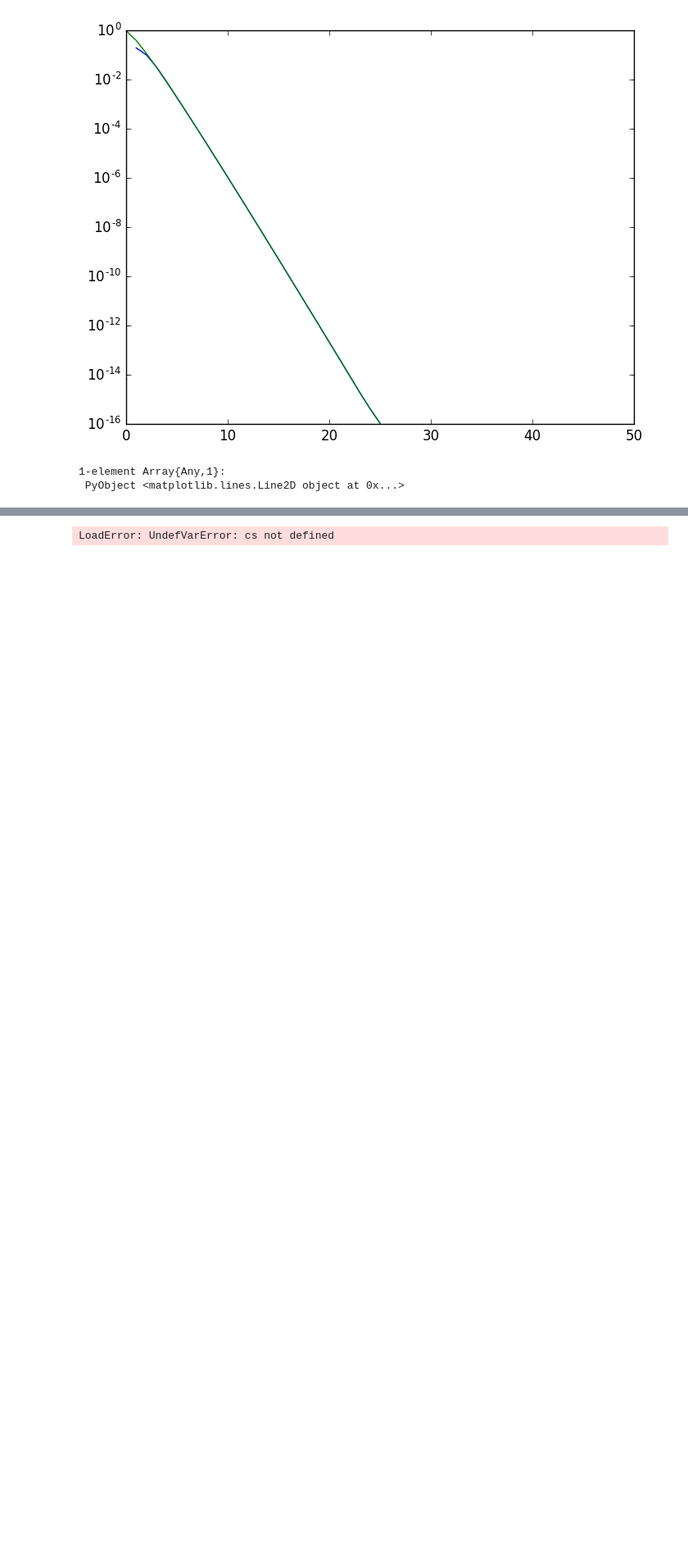
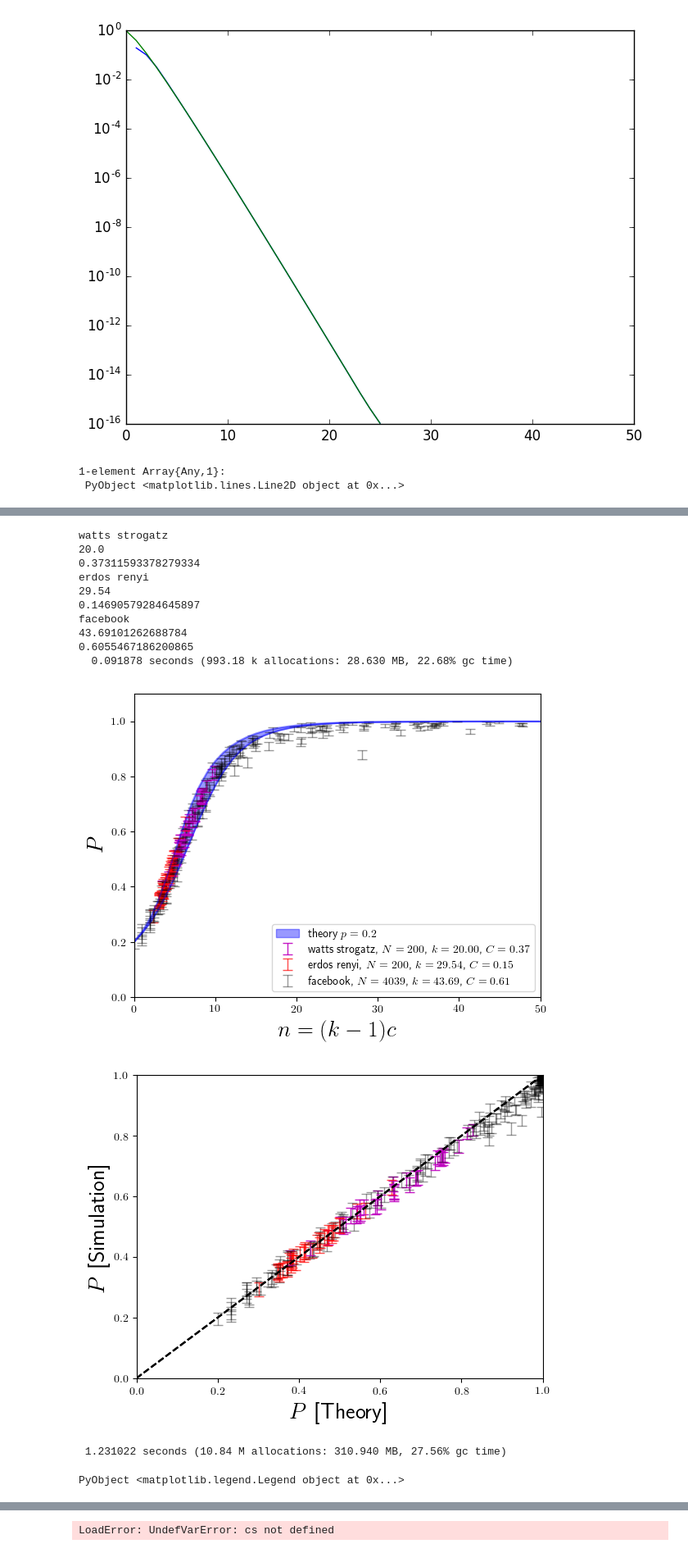
Before and after one commit to jnkh/indirect-rec, a Jupyter notebook: src/ReputationDiffusionClose.ipynb, the cells around one changed output, grey strips where cells are left out. Shown at 82% size. Drawn from its saved outputs; the diff is of its cells as text; code cells hidden in the pictures; blank space fills up the shorter version.

Commit message:
added plotting capabilities for p known close for various graphs

```diff
--- a/src/ReputationDiffusionClose.ipynb
+++ b/src/ReputationDiffusionClose.ipynb
@@ -146,41 +149,59 @@ end
 # %%
 
+colors = ["m","r","k"]
 num_to_plots = [40,40,200]
-alphas = [0.9,0.7,0.3]
+alphas = [0.9,0.7,0.4]
 for (i,g) in enumerate(gs)
 #     P,P_th,cs,ks = generate_p_knowns_theory_simulation(g,p)
 
     P = P_arr[i]
 
     P_err = (P.*(1-P)./trials).^0.5
     P_th = Pth_arr[i]
     ns = ns_arr[i]
+    cs = cs_arr[i]
+    ks = ks_arr[i]
 
 #     theory_vs_simulation_p_knowns_single_param(P,P_th,cs,ks,p)
 
     println(graph_names[i])
     println(mean(ks_arr[i]))
     println(mean(cs_arr[i]))
     indices = sample(1:length(P),num_to_plots[i],replace=false)
 #     scatter(ns[indices],P[indices],color=colors[i],s=1,alpha=0.8,label=graph_names[i])
     figure(1)
-    theory_vs_simulation_p_knowns(P[indices],P_th[indices],P_err[indices],colors[i])
+    theory_vs_simulation_p_knowns(P[indices],P_th[indices],P_err[indices],colors[i],alphas[i])
     figure(0)
     label_str = latexstring("$(graph_names[i]), \$N = $(nv(g))\$, \$k = $(@sprintf("%.2f",mean(ks)))\$, \$C = $(@sprintf("%.2f",mean(cs)))\$")
     errorbar(ns[indices],P[indices],yerr=P_err[indices],color=colors[i],linestyle="none",capsize=4,linewidth=1,label=label_str,alpha=alphas[i])#,s=1,alpha=0.8,)
 
 
 #     plot(c_grid[:].*(k_grid[:]-1),p_knowns_range[:],"o")
 end
 plot_p_known_theory_vs_n(p,50)
 
 # title_str = latexstring("Facebook Graph, \$p = $p\$, \$N = $(nv(g))\$, \$k = $(@sprintf("%.2f",mean(ks)))\$, \$C = $(@sprintf("%.2f",mean(cs)))\$")
 # title(title_str)
 xlim([0,50])
 ylim([0,1.1])
 xlabel(L"n = (k-1)c",size=20)
 ylabel(L"P",size=20)
 legend(loc="lower right")
+# %% [output]
+watts strogatz
+20.0
+0.37311593378279334
+erdos renyi
+29.54
+0.14690579284645897
+facebook
+43.69101262688784
+0.6055467186200865
+  0.091878 seconds (993.18 k allocations: 28.630 MB, 22.68% gc time)
+[figure, added]
+[figure, added]
+ 1.231022 seconds (10.84 M allocations: 310.940 MB, 27.56% gc time)
+PyObject <matplotlib.legend.Legend object at 0x...>
 # %%
 function generate_p_knowns_theory_simulation(g,p,trials=100)
     ks = degree(g)
```
Also changed, not shown: parts of 2 cells of this notebook.
